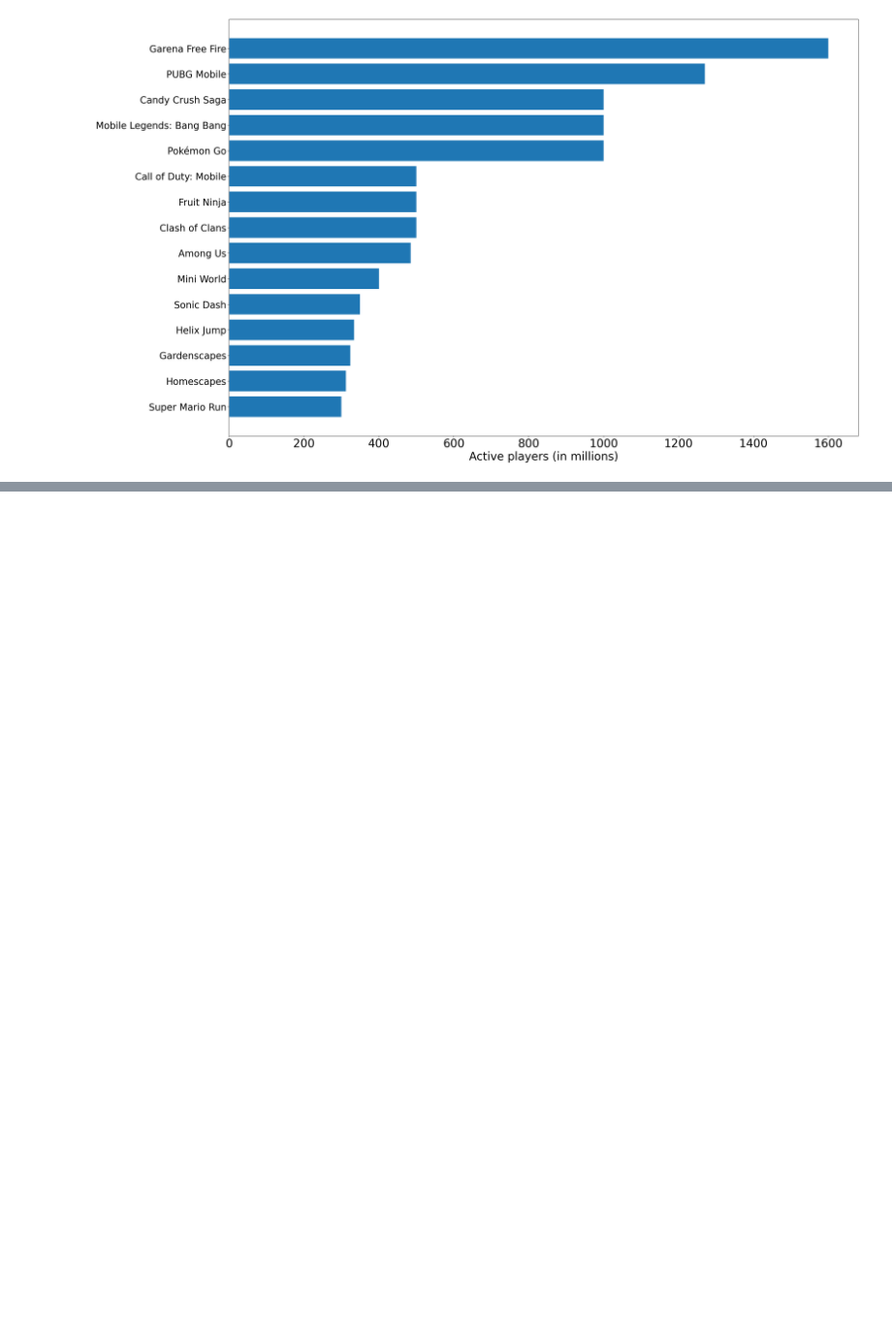
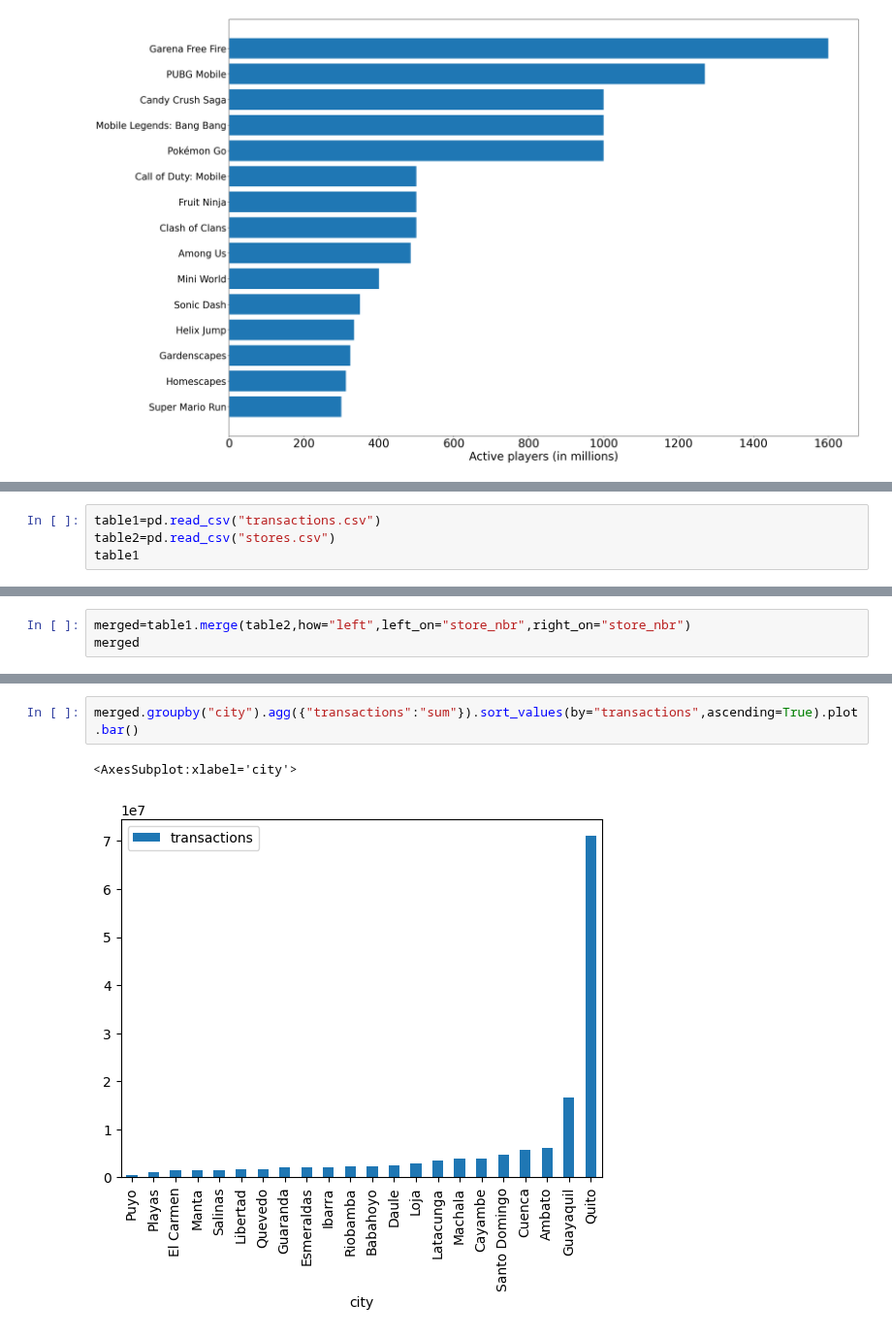
Before and after one commit to lingeshnafeax/DataScience, a Jupyter notebook: Numpy Pandas/Preprocessing.ipynb, the cells around one changed output, grey strips where cells are left out. Shown at 97% size. Cells and saved outputs as stored; diff of their text form; blank space fills up the shorter version.

```diff
--- a/Numpy Pandas/Preprocessing.ipynb
+++ b/Numpy Pandas/Preprocessing.ipynb
@@ -209,0 +244,4 @@ Text(0.5, 0, 'Active players (in millions)')
+# %%
+table1=pd.read_csv("transactions.csv")
+table2=pd.read_csv("stores.csv")
+table1
@@ -209,0 +282,3 @@ Text(0.5, 0, 'Active players (in millions)')
+# %%
+merged=table1.merge(table2,how="left",left_on="store_nbr",right_on="store_nbr")
+merged
@@ -209,0 +316,5 @@ Text(0.5, 0, 'Active players (in millions)')
+# %%
+merged.groupby("city").agg({"transactions":"sum"}).sort_values(by="transactions",ascending=True).plot.bar()
+# %% [output]
+<AxesSubplot:xlabel='city'>
+[figure, added]
```
Also changed, not shown: parts of 8 cells of this notebook, 7 other files.
